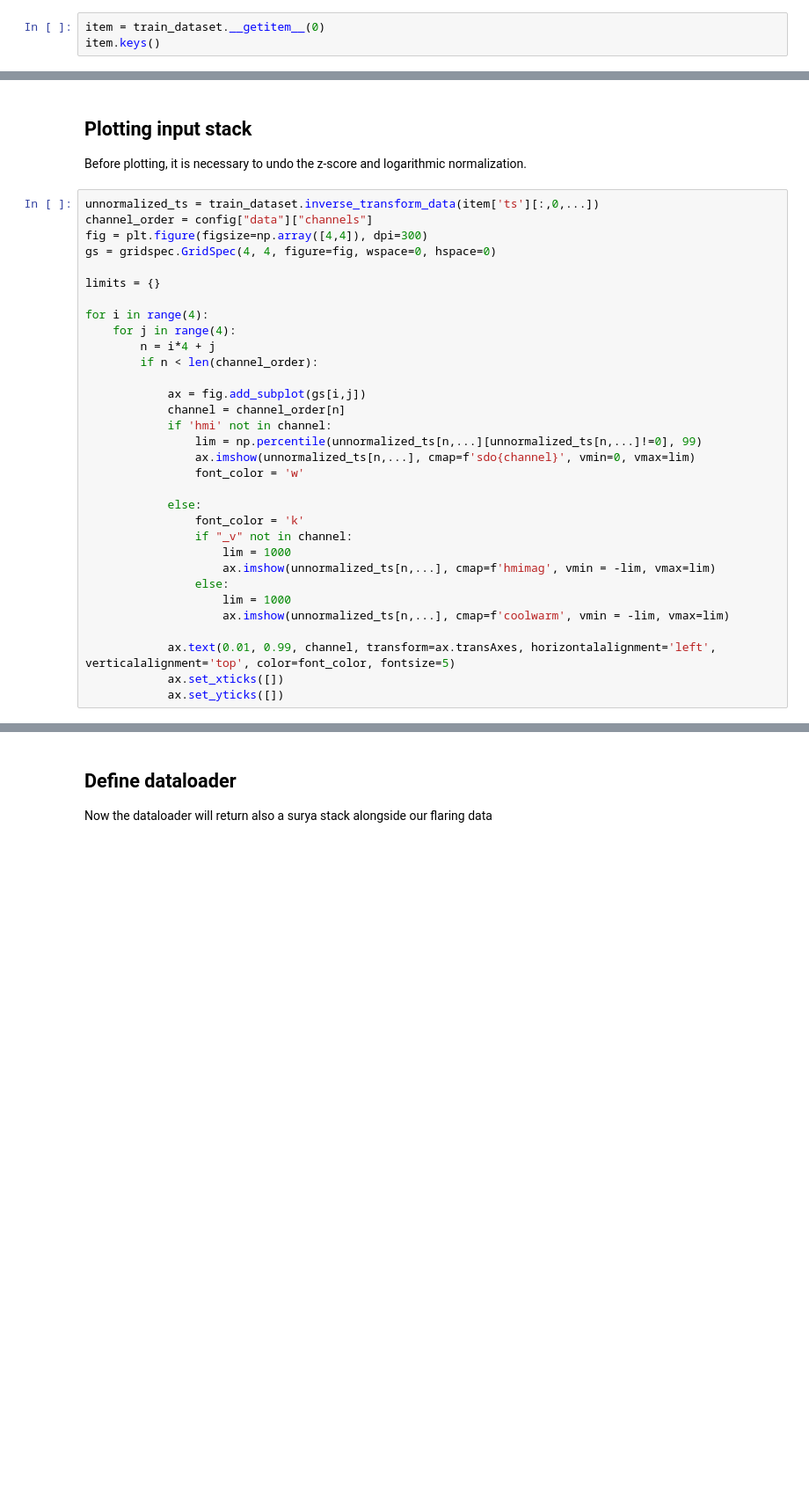
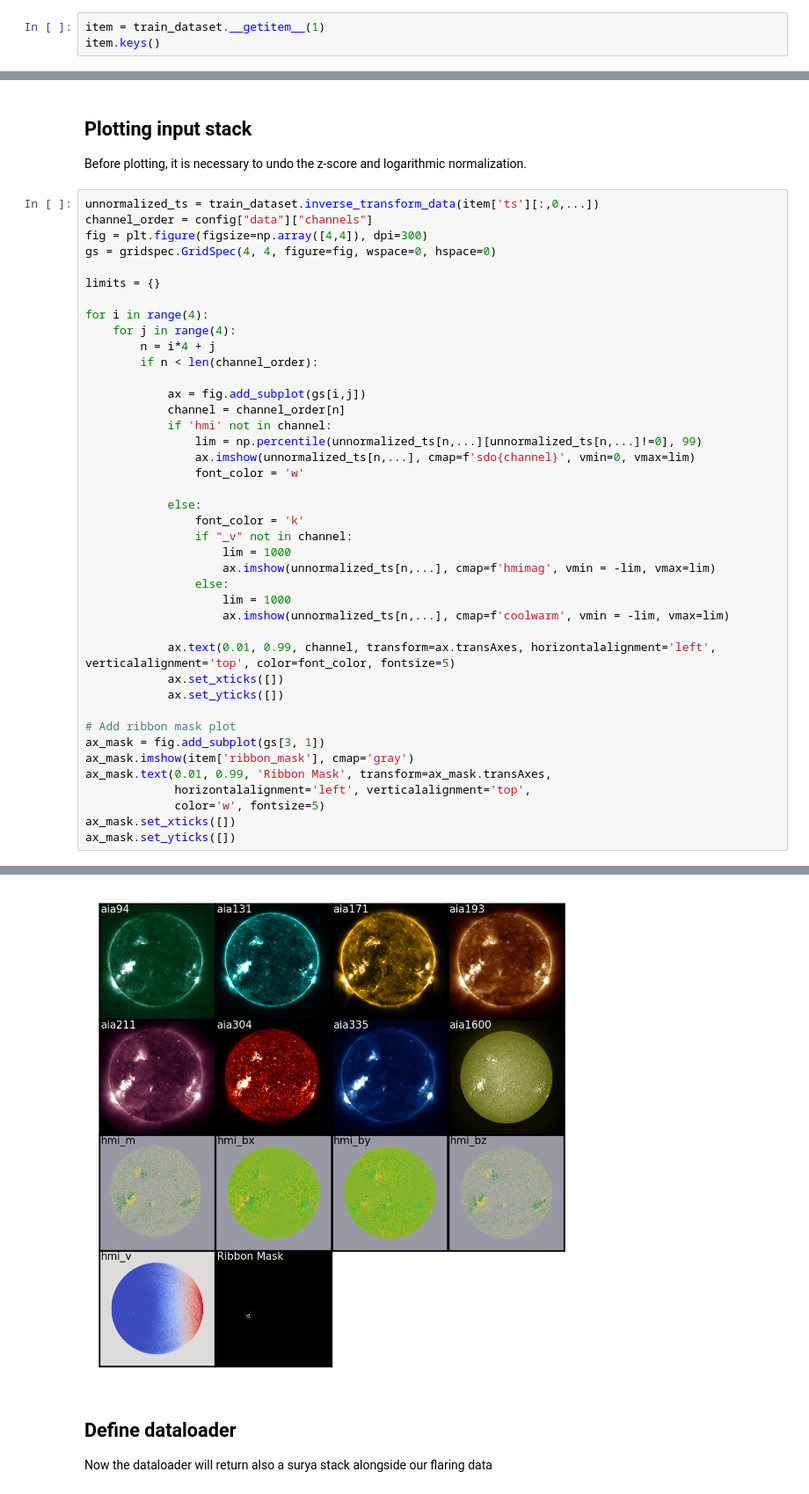
Before and after one commit to SwRI-IDEA-Lab/surya_workshop, a Jupyter notebook: downstream_apps/ribbons/0_dataset_dataloader.ipynb, the cells around one changed output, grey strips where cells are left out. Shown at 88% size. Saved outputs shown, nothing was run; the diff lists cells and outputs as text; blank space fills up the shorter version.

```diff
--- a/downstream_apps/ribbons/0_dataset_dataloader.ipynb
+++ b/downstream_apps/ribbons/0_dataset_dataloader.ipynb
@@ -271,6 +271,6 @@ In surya's convention an item contains the following elements:
 - 'forecast': target SDO stack.
 - 'lead_time_delta': how many minutes into the future is the target stack with respect to the present.
 # %%
-item = train_dataset.__getitem__(0)
+item = train_dataset.__getitem__(1)
 item.keys()
 # %% [output]
@@ -319,3 +321,13 @@ for i in range(4):
             ax.text(0.01, 0.99, channel, transform=ax.transAxes, horizontalalignment='left', verticalalignment='top', color=font_color, fontsize=5)
             ax.set_xticks([])
             ax.set_yticks([])
+
+# Add ribbon mask plot
+ax_mask = fig.add_subplot(gs[3, 1])
+ax_mask.imshow(item['ribbon_mask'], cmap='gray')
+ax_mask.text(0.01, 0.99, 'Ribbon Mask', transform=ax_mask.transAxes,
+             horizontalalignment='left', verticalalignment='top',
+             color='w', fontsize=5)
+ax_mask.set_xticks([])
+ax_mask.set_yticks([])
+# %% [output]
@@ -322,3 +335,4 @@ for i in range(4):
+[figure, added]
 # %% [markdown]
 ## Define dataloader
 
```
Also changed, not shown: parts of 6 cells of this notebook.
